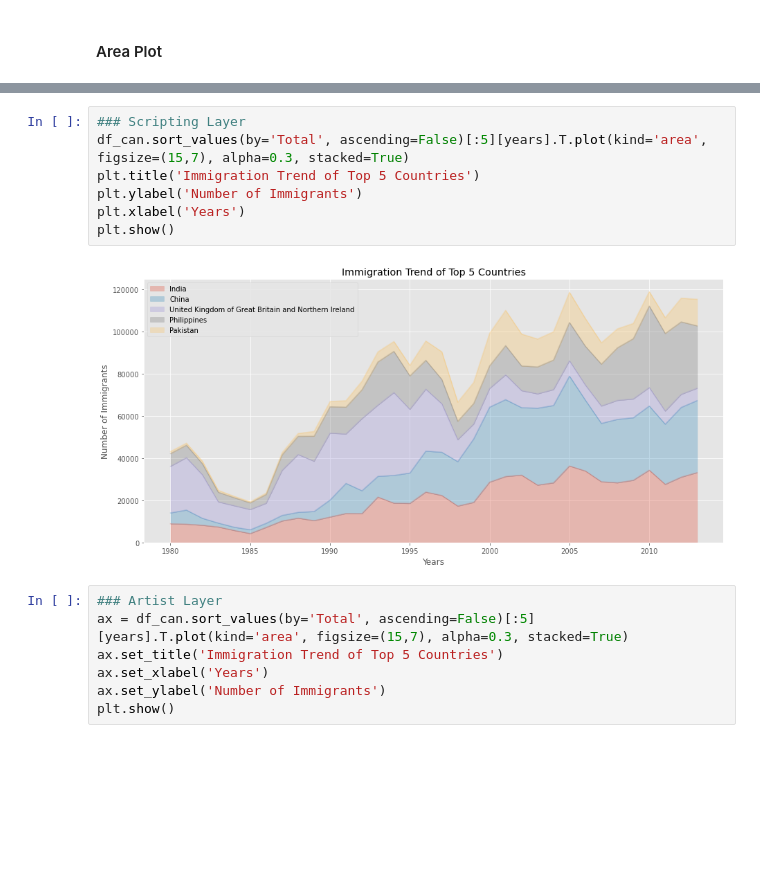
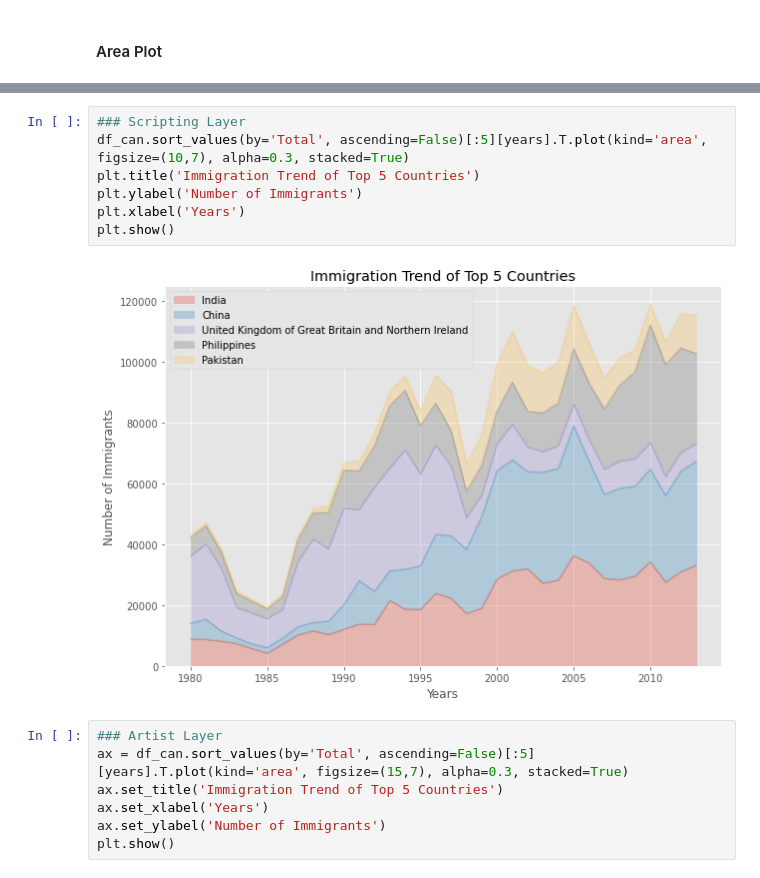
Before and after one commit to ghinakh/H8_001, a Jupyter notebook: Pertemuan 7/Ghina Khoerunnisa - Sesi 7 - Basic Visualization.ipynb, the cells around one changed output, grey strips where cells are left out. Saved outputs shown, nothing was run; the diff lists cells and outputs as text; blank space fills up the shorter version.

```diff
--- a/Pertemuan 7/Ghina Khoerunnisa - Sesi 7 - Basic Visualization.ipynb
+++ b/Pertemuan 7/Ghina Khoerunnisa - Sesi 7 - Basic Visualization.ipynb
@@ -432,12 +432,12 @@ plt.show()
 # %%
 ### Scripting Layer
-df_can.sort_values(by='Total', ascending=False)[:5][years].T.plot(kind='area', figsize=(15,7), alpha=0.3, stacked=True)
+df_can.sort_values(by='Total', ascending=False)[:5][years].T.plot(kind='area', figsize=(10,7), alpha=0.3, stacked=True)
 plt.title('Immigration Trend of Top 5 Countries')
 plt.ylabel('Number of Immigrants')
 plt.xlabel('Years')
 plt.show()
 # %% [output]
-[figure, old version]
+[figure, new version]
 # %%
 ### Artist Layer
 ax = df_can.sort_values(by='Total', ascending=False)[:5][years].T.plot(kind='area', figsize=(15,7), alpha=0.3, stacked=True)
```
Also changed, not shown: parts of 12 cells of this notebook, 1 other file.
